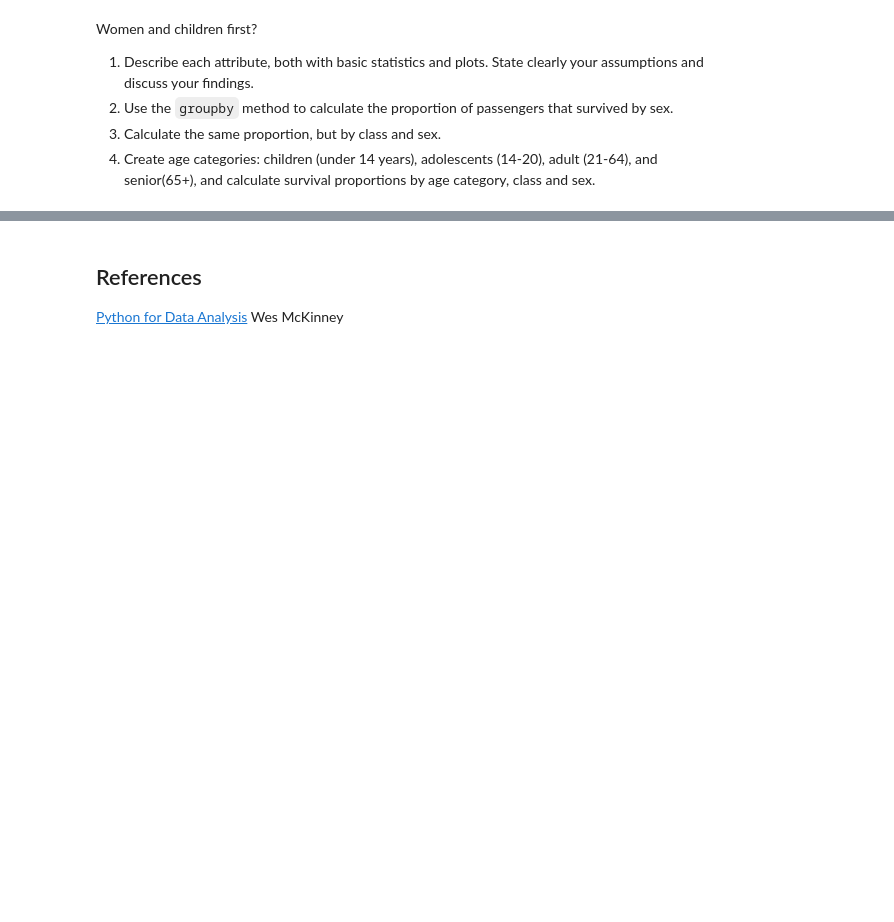
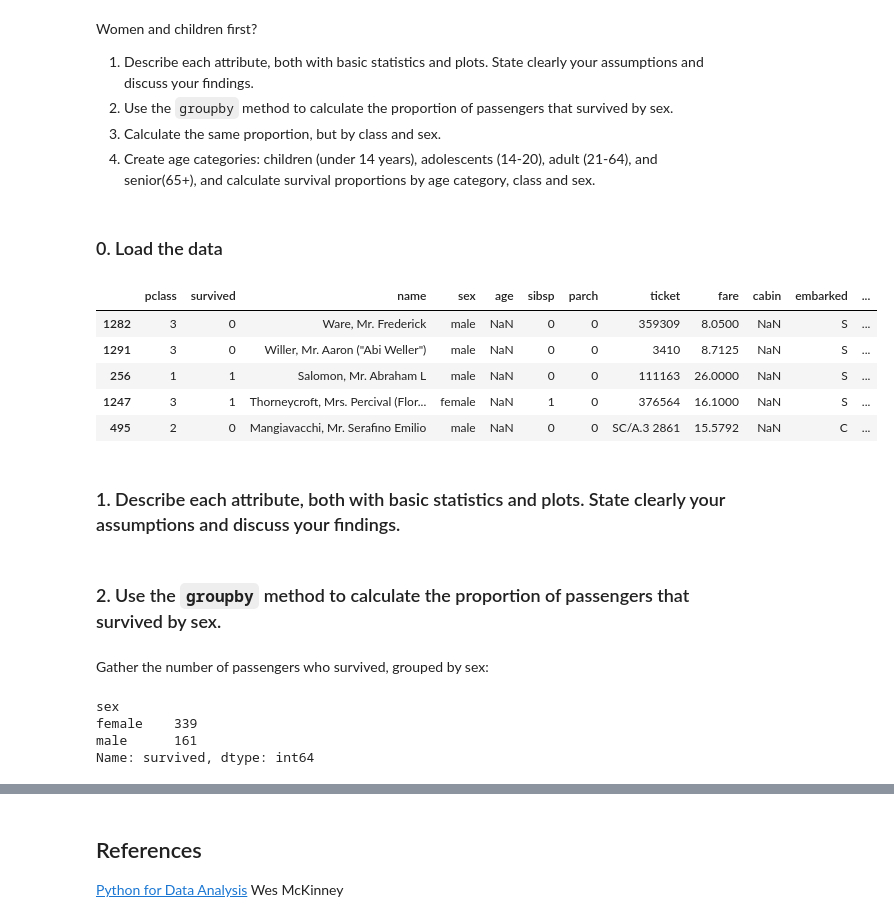
Before and after one commit to romac/ADAHomeworks, a Jupyter notebook: 01 - Pandas and Data Wrangling/Data Wrangling with Pandas.ipynb, the cells around one changed output, grey strips where cells are left out. Saved outputs shown, nothing was run; the diff lists cells and outputs as text; code cells hidden in the pictures; blank space fills up the shorter version.

Commit message:
Titanic: Do problem 2.

```diff
--- a/01 - Pandas and Data Wrangling/Data Wrangling with Pandas.ipynb
+++ b/01 - Pandas and Data Wrangling/Data Wrangling with Pandas.ipynb
@@ -1090,3 +1690,18 @@ Women and children first?
 2. Use the `groupby` method to calculate the proportion of passengers that survived by sex.
 3. Calculate the same proportion, but by class and sex.
 4. Create age categories: children (under 14 years), adolescents (14-20), adult (21-64), and senior(65+), and calculate survival proportions by age category, class and sex.
+# %% [markdown]
+### 0. Load the data
+# %%
+mb = pd.read_excel('Data/titanic.xls', 'titanic', index_col=None)
+# mb['survived'] = mb['survived'].astype('bool')
+mb.sample(5)
+# %% [output]
+|  | pclass | survived | name | sex | age | sibsp | parch | ticket | fare | cabin | embarked | ... |
+| 1282 | 3 | 0 | Ware, Mr. Frederick | male | NaN | 0 | 0 | 359309 | 8.0500 | NaN | S | ... |
+| 1291 | 3 | 0 | Willer, Mr. Aaron ("Abi Weller") | male | NaN | 0 | 0 | 3410 | 8.7125 | NaN | S | ... |
+| 256 | 1 | 1 | Salomon, Mr. Abraham L | male | NaN | 0 | 0 | 111163 | 26.0000 | NaN | S | ... |
+| 1247 | 3 | 1 | Thorneycroft, Mrs. Percival (Flor... | female | NaN | 1 | 0 | 376564 | 16.1000 | NaN | S | ... |
+| 495 | 2 | 0 | Mangiavacchi, Mr. Serafino Emilio | male | NaN | 0 | 0 | SC/A.3 2861 | 15.5792 | NaN | C | ... |
+# %% [markdown]
+### 1. Describe each attribute, both with basic statistics and plots. State clearly your assumptions and discuss your findings.
@@ -1092,0 +1710,12 @@ Women and children first?
+# %% [markdown]
+### 2. Use the `groupby` method to calculate the proportion of passengers that survived by sex.
+# %% [markdown]
+Gather the number of passengers who survived, grouped by sex:
+# %%
+survived_sum = mb.groupby('sex')['survived'].sum()
+survived_sum
+# %% [output]
+sex
+female    339
+male      161
+Name: survived, dtype: int64
```
Also changed, not shown: parts of 64 cells of this notebook.
